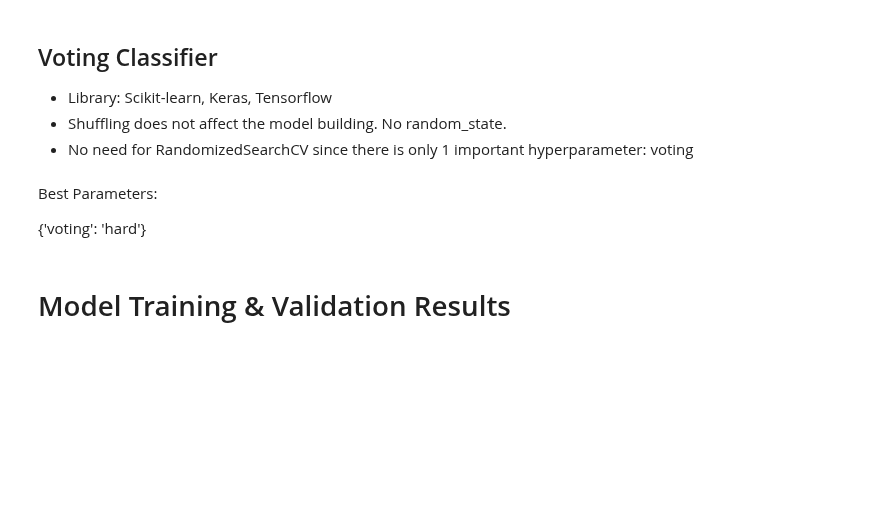
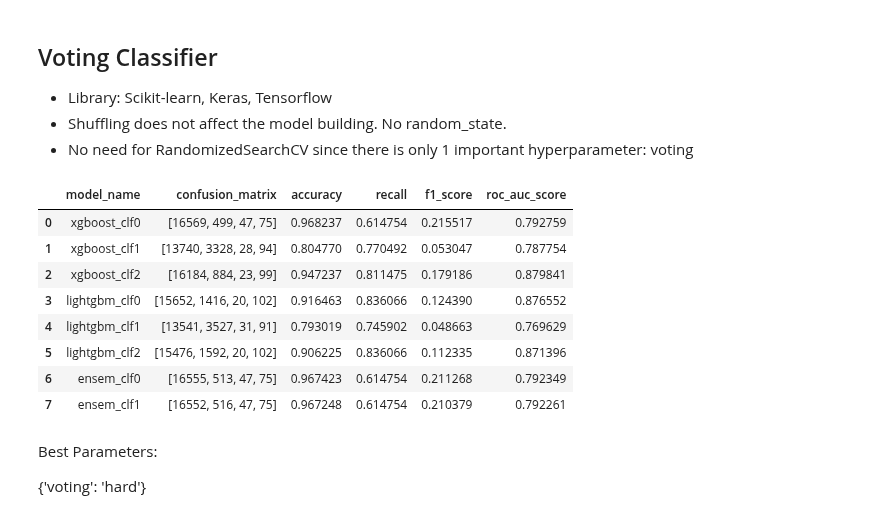
Before and after one commit to ManapatWeeramongkolkul/ForestFireML, a Jupyter notebook: ModelTraining_Pipeline.ipynb, the cells around one changed output. Cells and saved outputs as stored; diff of their text form; code cells hidden in the pictures; blank space fills up the shorter version.

```diff
--- a/ModelTraining_Pipeline.ipynb
+++ b/ModelTraining_Pipeline.ipynb
@@ -1162,8 +1243,8 @@ Early stopping is not beneficial
 # Re-train top 3 models using their best hyperparameters
 
 model_1 = LGBMClassifier(n_estimators=1000, learning_rate=0.1, max_depth=3, random_state=10)
-model_2 = GradientBoostingClassifier(n_estimators=500, learning_rate=0.5, max_depth=1, random_state=10)
-model_3 = RandomForestClassifier(n_estimators=1000, max_depth = None, n_jobs =-1, random_state=10)
+model_2 = XGBClassifier(n_estimators=1000, min_child_weight=5, max_depth=10, learning_rate=0.25)
+model_3 = KNeighborsClassifier(n_neighbors=7, algorithm='ball_tree')
 
 name = 'ensem_clf'
 
@@ -1194,9 +1275,19 @@ for index, row in train.iterrows():
                                       'f1_score': evaluation_results[3],
                                       'roc_auc_score': evaluation_results[4]},
                                       ignore_index=True)
+# %%
+display(models_eval)
+# %% [output]
+|  | model_name | confusion_matrix | accuracy | recall | f1_score | roc_auc_score |
+| 0 | xgboost_clf0 | [16569, 499, 47, 75] | 0.968237 | 0.614754 | 0.215517 | 0.792759 |
+| 1 | xgboost_clf1 | [13740, 3328, 28, 94] | 0.804770 | 0.770492 | 0.053047 | 0.787754 |
+| 2 | xgboost_clf2 | [16184, 884, 23, 99] | 0.947237 | 0.811475 | 0.179186 | 0.879841 |
+| 3 | lightgbm_clf0 | [15652, 1416, 20, 102] | 0.916463 | 0.836066 | 0.124390 | 0.876552 |
+| 4 | lightgbm_clf1 | [13541, 3527, 31, 91] | 0.793019 | 0.745902 | 0.048663 | 0.769629 |
+| 5 | lightgbm_clf2 | [15476, 1592, 20, 102] | 0.906225 | 0.836066 | 0.112335 | 0.871396 |
+| 6 | ensem_clf0 | [16555, 513, 47, 75] | 0.967423 | 0.614754 | 0.211268 | 0.792349 |
+| 7 | ensem_clf1 | [16552, 516, 47, 75] | 0.967248 | 0.614754 | 0.210379 | 0.792261 |
 # %% [markdown]
 Best Parameters:
 
 {'voting': 'hard'}
-# %% [markdown]
-# Model Training & Validation Results
```
Also changed, not shown: parts of 26 cells of this notebook.
